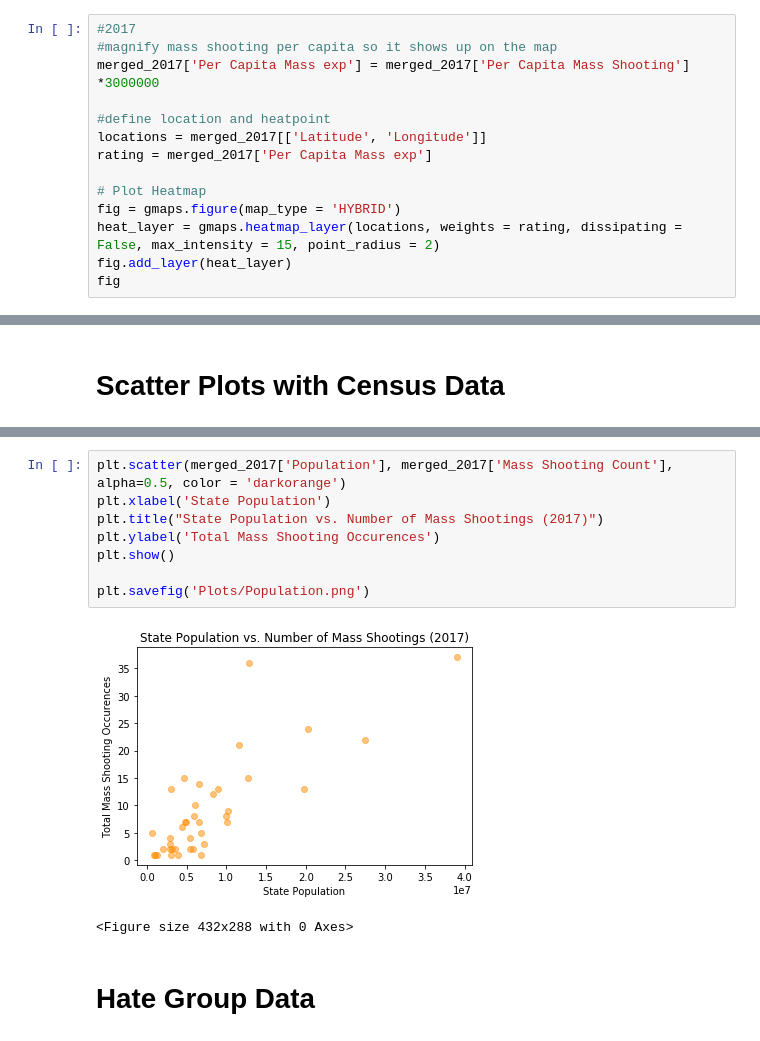
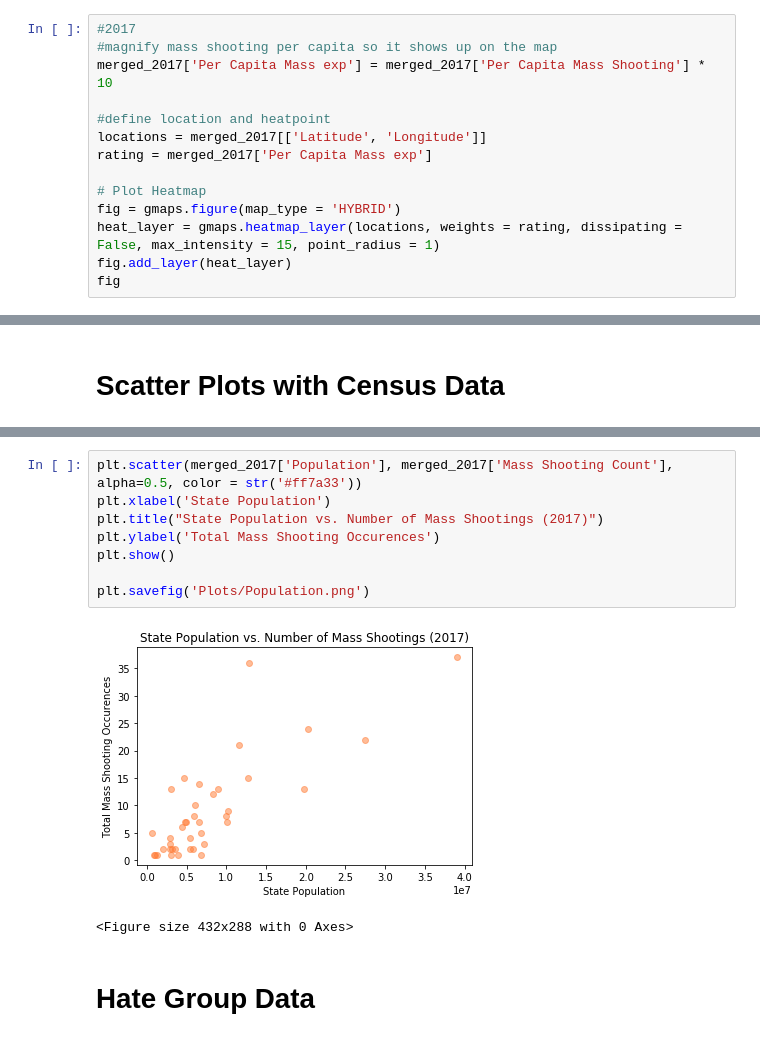
Before and after one commit to lprymak/Project1, a Jupyter notebook: Final_Data_Analysis.ipynb, the cells around one changed output, grey strips where cells are left out. Cells and saved outputs as stored; diff of their text form.

Commit message:
files added with new maps and updated per capita (100000)

```diff
--- a/Final_Data_Analysis.ipynb
+++ b/Final_Data_Analysis.ipynb
@@ -170,7 +447,7 @@ fig
 # %%
 #2017
 #magnify mass shooting per capita so it shows up on the map
-merged_2017['Per Capita Mass exp'] = merged_2017['Per Capita Mass Shooting'] *3000000
+merged_2017['Per Capita Mass exp'] = merged_2017['Per Capita Mass Shooting'] * 10
 
 #define location and heatpoint
 locations = merged_2017[['Latitude', 'Longitude']]
@@ -178,7 +455,7 @@ rating = merged_2017['Per Capita Mass exp']
 
 # Plot Heatmap
 fig = gmaps.figure(map_type = 'HYBRID')
-heat_layer = gmaps.heatmap_layer(locations, weights = rating, dissipating = False, max_intensity = 15, point_radius = 2)
+heat_layer = gmaps.heatmap_layer(locations, weights = rating, dissipating = False, max_intensity = 15, point_radius = 1)
 fig.add_layer(heat_layer)
 fig
 # %% [output]
@@ -246,15 +582,15 @@ plt.savefig('Plots/Unemployment_Rate.png')
 [figure]
 <Figure size 432x288 with 0 Axes>
 # %%
-plt.scatter(merged_2017['Population'], merged_2017['Mass Shooting Count'], alpha=0.5, color = 'darkorange')
+plt.scatter(merged_2017['Population'], merged_2017['Mass Shooting Count'], alpha=0.5, color = str('#ff7a33'))
 plt.xlabel('State Population')
 plt.title("State Population vs. Number of Mass Shootings (2017)")
 plt.ylabel('Total Mass Shooting Occurences')
 plt.show()
 
 plt.savefig('Plots/Population.png')
 # %% [output]
-[figure, old version]
+[figure, new version]
 <Figure size 432x288 with 0 Axes>
 # %% [markdown]
 # Hate Group Data
```
Also changed, not shown: parts of 33 cells of this notebook, 1 other file.
